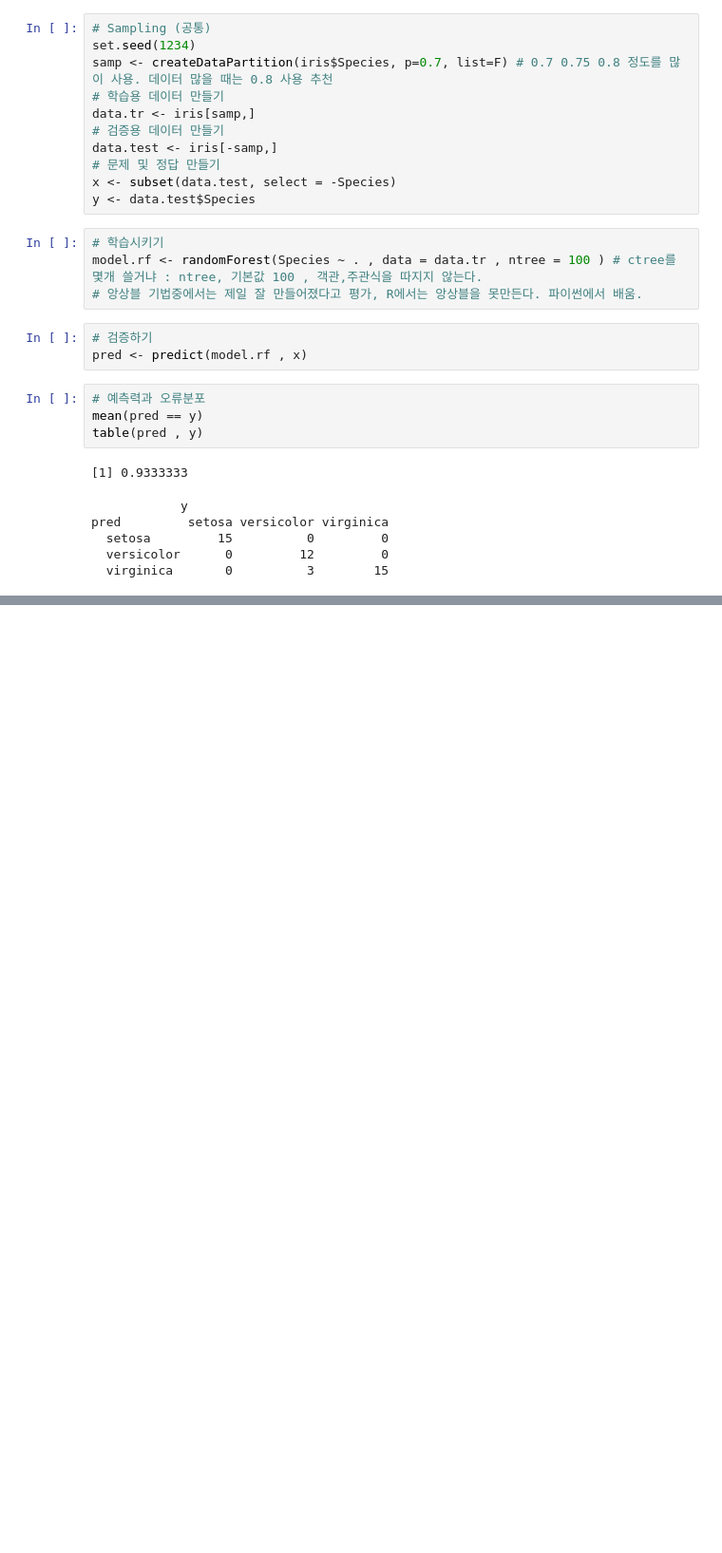
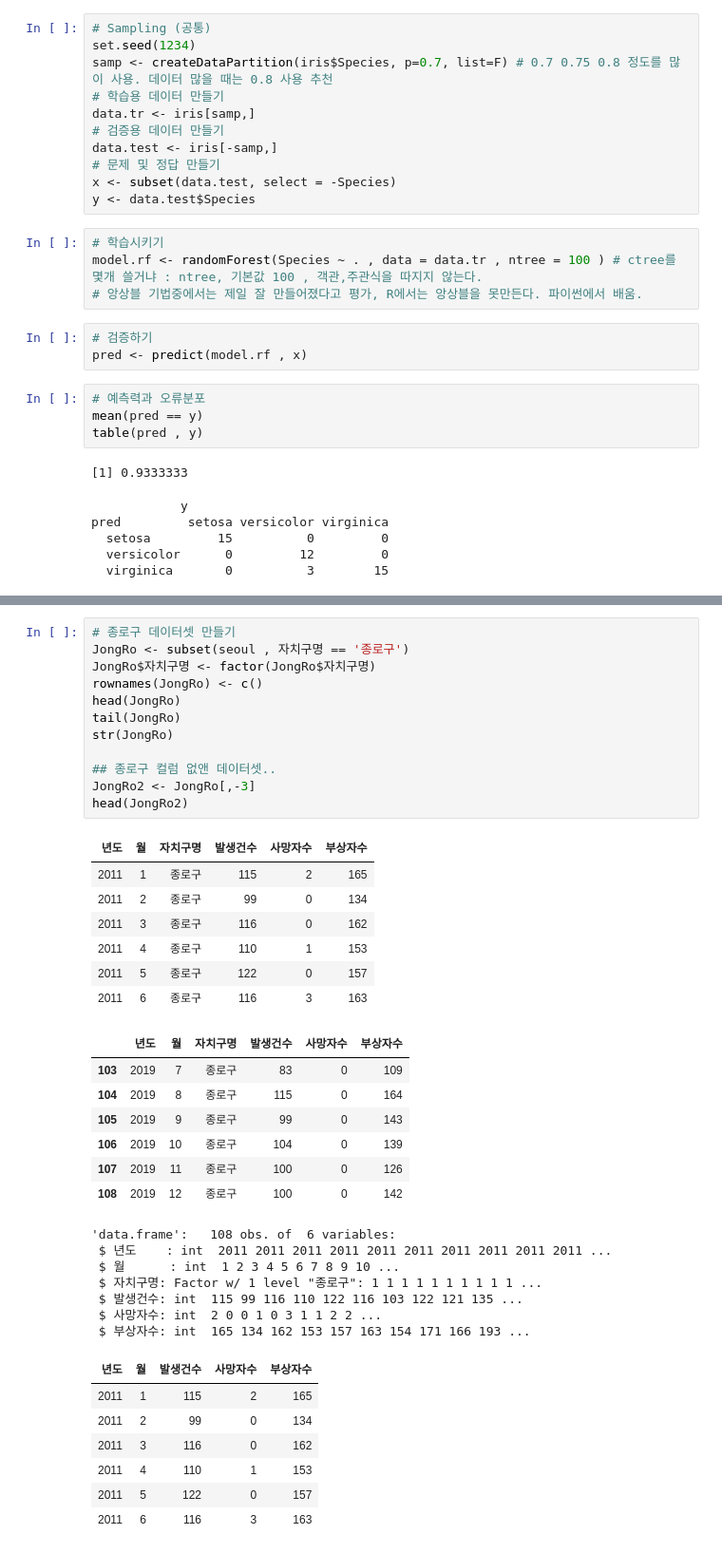
Before and after one commit to monargent0/TJRrrClass, a Jupyter notebook: 19. RandomForest.ipynb, the cells around one changed output, grey strips where cells are left out. Shown at 95% size. Drawn from its saved outputs; the diff is of its cells as text; blank space fills up the shorter version.

```diff
--- a/19. RandomForest.ipynb
+++ b/19. RandomForest.ipynb
@@ -34,0 +50,41 @@ pred         setosa versicolor virginica
+# %%
+# 종로구 데이터셋 만들기
+JongRo <- subset(seoul , 자치구명 == '종로구')
+JongRo$자치구명 <- factor(JongRo$자치구명)
+rownames(JongRo) <- c()
+head(JongRo)
+tail(JongRo)
+str(JongRo)
+
+## 종로구 컬럼 없앤 데이터셋..
+JongRo2 <- JongRo[,-3]
+head(JongRo2)
+# %% [output]
+| 년도 | 월 | 자치구명 | 발생건수 | 사망자수 | 부상자수 |
+| 2011 | 1 | 종로구 | 115 | 2 | 165 |
+| 2011 | 2 | 종로구 | 99 | 0 | 134 |
+| 2011 | 3 | 종로구 | 116 | 0 | 162 |
+| 2011 | 4 | 종로구 | 110 | 1 | 153 |
+| 2011 | 5 | 종로구 | 122 | 0 | 157 |
+| 2011 | 6 | 종로구 | 116 | 3 | 163 |
+|  | 년도 | 월 | 자치구명 | 발생건수 | 사망자수 | 부상자수 |
+| 103 | 2019 | 7 | 종로구 | 83 | 0 | 109 |
+| 104 | 2019 | 8 | 종로구 | 115 | 0 | 164 |
+| 105 | 2019 | 9 | 종로구 | 99 | 0 | 143 |
+| 106 | 2019 | 10 | 종로구 | 104 | 0 | 139 |
+| 107 | 2019 | 11 | 종로구 | 100 | 0 | 126 |
+| 108 | 2019 | 12 | 종로구 | 100 | 0 | 142 |
+'data.frame':   108 obs. of  6 variables:
+ $ 년도    : int  2011 2011 2011 2011 2011 2011 2011 2011 2011 2011 ...
+ $ 월      : int  1 2 3 4 5 6 7 8 9 10 ...
+ $ 자치구명: Factor w/ 1 level "종로구": 1 1 1 1 1 1 1 1 1 1 ...
+ $ 발생건수: int  115 99 116 110 122 116 103 122 121 135 ...
+ $ 사망자수: int  2 0 0 1 0 3 1 1 2 2 ...
+ $ 부상자수: int  165 134 162 153 157 163 154 171 166 193 ...
+| 년도 | 월 | 발생건수 | 사망자수 | 부상자수 |
+| 2011 | 1 | 115 | 2 | 165 |
+| 2011 | 2 | 99 | 0 | 134 |
+| 2011 | 3 | 116 | 0 | 162 |
+| 2011 | 4 | 110 | 1 | 153 |
+| 2011 | 5 | 122 | 0 | 157 |
+| 2011 | 6 | 116 | 3 | 163 |
```
Also changed, not shown: parts of 7 cells of this notebook.
